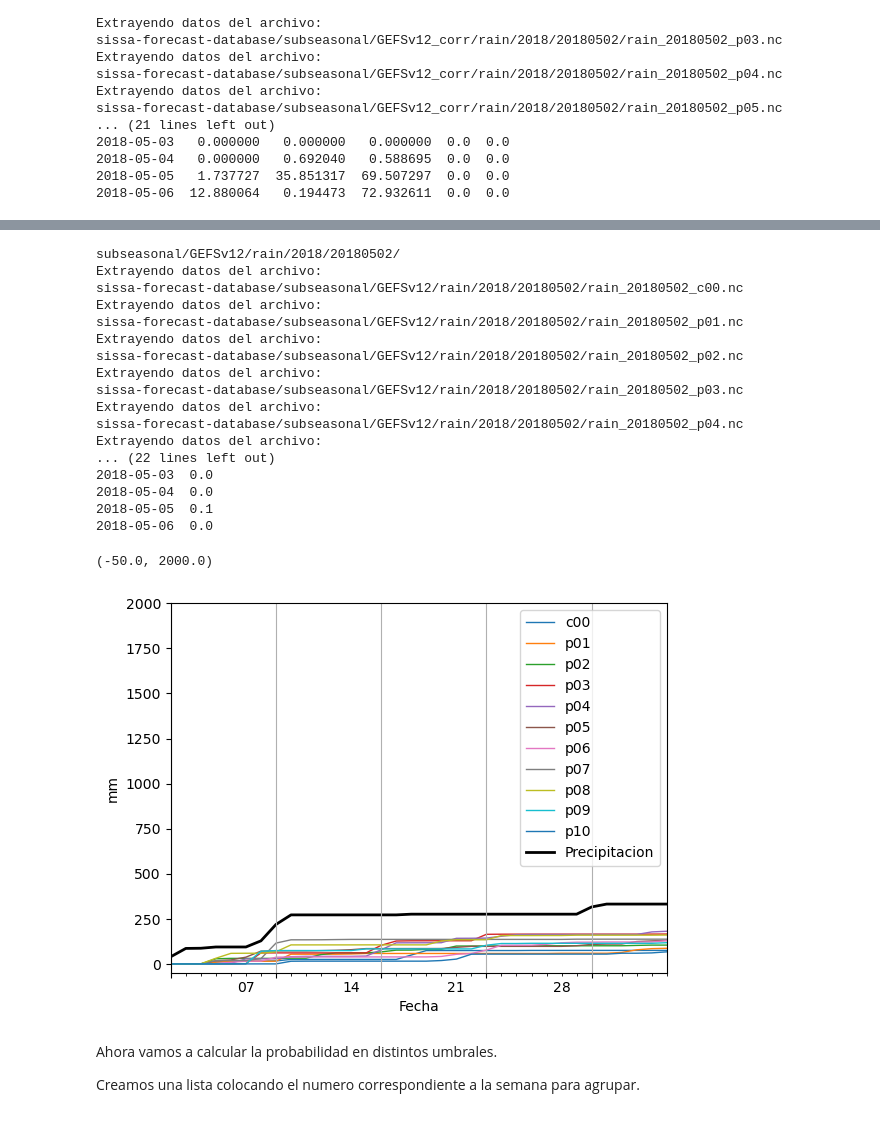
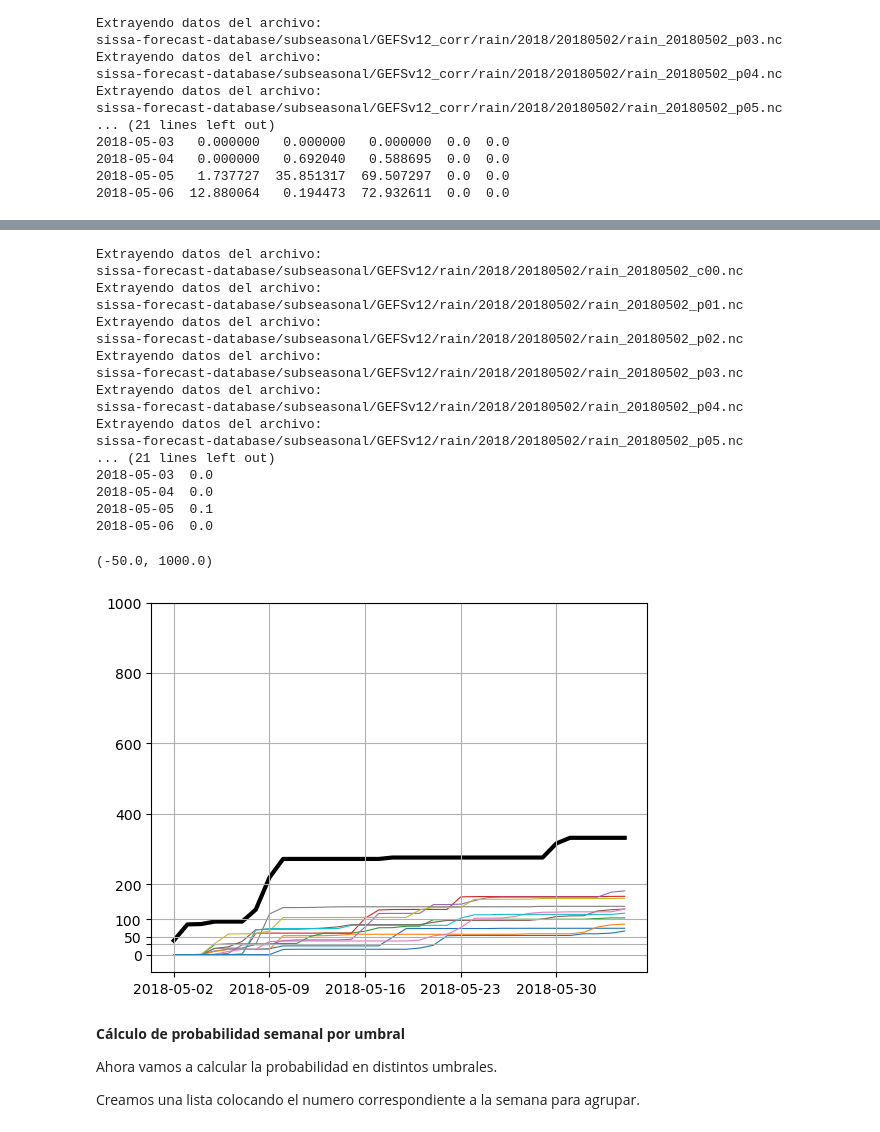
Before and after one commit to CRC-SAS/documentation_crc_sas, a Jupyter notebook: source/SISSA_database/Tutorial_pronostico_semana2.ipynb, the cells around one changed output, grey strips where cells are left out. Cells and saved outputs as stored; diff of their text form; code cells hidden in the pictures.

```diff
--- a/source/SISSA_database/Tutorial_pronostico_semana2.ipynb
+++ b/source/SISSA_database/Tutorial_pronostico_semana2.ipynb
@@ -44,16 +62,10 @@ Servicio Meteorológico Nacional de Argentina (SMN).
 # %%
-# Colocamos como dato la latitud y longitud de la localidad:
-# En este caso es Mercedes, Corrientes en Argentina.
-# En la fecha que vamos a analizar ocurrio en algun momento del pronostico un evento de lluvia importante.
-lat_e = -29.18
-lon_e = -58.07
-
-# Vamos a hacer como en anterior, para la fecha dada, vamos a LISTAR los archivos y
+# Vamos a hacer como en anterior, para la fecha dada, vamos a LISTAR los archivos CORREGIDOS y
 # de a cada uno, vamos a ir extrayendo el dato de pronóstico de cada ensamble
 
 fs = s3fs.S3FileSystem(anon=True)
-# Listamos todos los archivos dentro del bucket + PATH
-awsfiles = fs.ls('s3://' + BUCKET_NAME + '/' + PATH)
-nfile = len(awsfiles)
-print('Cantidad de archivos =', nfile)
+# Listamos todos los archivos dentro del bucket + PATH_corr
+awsfiles_corr = fs.ls('s3://' + BUCKET_NAME + '/' + PATH_corr)
+nfile = len(awsfiles_corr)
+print('Cantidad de archivos corregidos =', nfile)
 # %% [output]
@@ -62,7 +74,7 @@ Cantidad de archivos = 11
 # Cargamos el dato a una variable en python
 
 list_df = []
-for i, awsfile in enumerate(awsfiles):
+for i, awsfile in enumerate(awsfiles_corr):
     print('Extrayendo datos del archivo:')
     print(awsfile)
     with fs.open(awsfile) as f:
@@ -129,15 +149,6 @@ Vamos a utilizar 1mm y también 30mm como para tener dos estimaciones de probabi
 
 Antes tambien vamos a hacer la misma extraccion de datos, pero para los datos **SIN** correccion en la misma fecha:
 # %%
-BUCKET_NAME = 'sissa-forecast-database'
-tforecast = 'subseasonal'
-modelo = 'GEFSv12'
-variable = 'rain'
-
-PATH = tforecast + '/' + modelo + '/' + variable + '/' + year + '/' + ymd + '/'
-
-print(PATH)
-
 fs = s3fs.S3FileSystem(anon=True)
 # Listamos todos los archivos dentro del bucket + PATH
 awsfiles = fs.ls('s3://' + BUCKET_NAME + '/' + PATH)
@@ -157,7 +168,6 @@ for i, awsfile in enumerate(awsfiles):
 result_sincorr = pd.concat(list_df, axis=1)
 print(result_sincorr.head())
 # %% [output]
-subseasonal/GEFSv12/rain/2018/20180502/
 Extrayendo datos del archivo:
 sissa-forecast-database/subseasonal/GEFSv12/rain/2018/20180502/rain_20180502_c00.nc
 Extrayendo datos del archivo:
@@ -169,7 +179,8 @@ sissa-forecast-database/subseasonal/GEFSv12/rain/2018/20180502/rain_20180502_p03
 Extrayendo datos del archivo:
 sissa-forecast-database/subseasonal/GEFSv12/rain/2018/20180502/rain_20180502_p04.nc
 Extrayendo datos del archivo:
-... (22 lines left out)
+sissa-forecast-database/subseasonal/GEFSv12/rain/2018/20180502/rain_20180502_p05.nc
+... (21 lines left out)
 2018-05-03  0.0
 2018-05-04  0.0
 2018-05-05  0.1
@@ -177,19 +188,23 @@ Extrayendo datos del archivo:
 # %%
 accpp_sincorr = result_sincorr.cumsum()
 accpp_sincorr.columns = ['c00', 'p01', 'p02', 'p03', 'p04', 'p05', 'p06', 'p07', 'p08', 'p09', 'p10']
 
 
 fig, ax1 = plt.subplots()
 
-accpp_sincorr.plot(ylabel='mm', ax=ax1, zorder=0,linewidth=1)
-accobs.plot(y='Precipitacion', ax=ax1, color='k', zorder=1, linewidth=2)
+ax1.plot(accpp_sincorr.index, accpp_sincorr.loc[:,:].to_numpy(), zorder=0, linewidth=0.8)
+ax1.plot(accobs.index, accobs.loc[:,'Precipitacion'].to_numpy(), color='k', zorder=1, linewidth=3)
 ax1.set_xticks(accpp_sincorr.index[0::7])
-ax1.grid(axis='x')
-ax1.set_ylim([-50,2000])
+ax1.set_yticks([0, 30, 50, 100, 200, 400, 600, 800, 1000])
+ax1.set_yticklabels(['0', '', '50', '100', '200', '400', '600', '800', '1000'])
+ax1.grid(axis='both')
+ax1.set_ylim([-50,1000])
 # %% [output]
-(-50.0, 2000.0)
+(-50.0, 1000.0)
-[figure, old version]
+[figure, new version]
 # %% [markdown]
+**Cálculo de probabilidad semanal por umbral**
+
 Ahora vamos a calcular la probabilidad en distintos umbrales.
 
 Creamos una lista colocando el numero correspondiente a la semana para agrupar.
```
Also changed, not shown: parts of 8 cells of this notebook.
